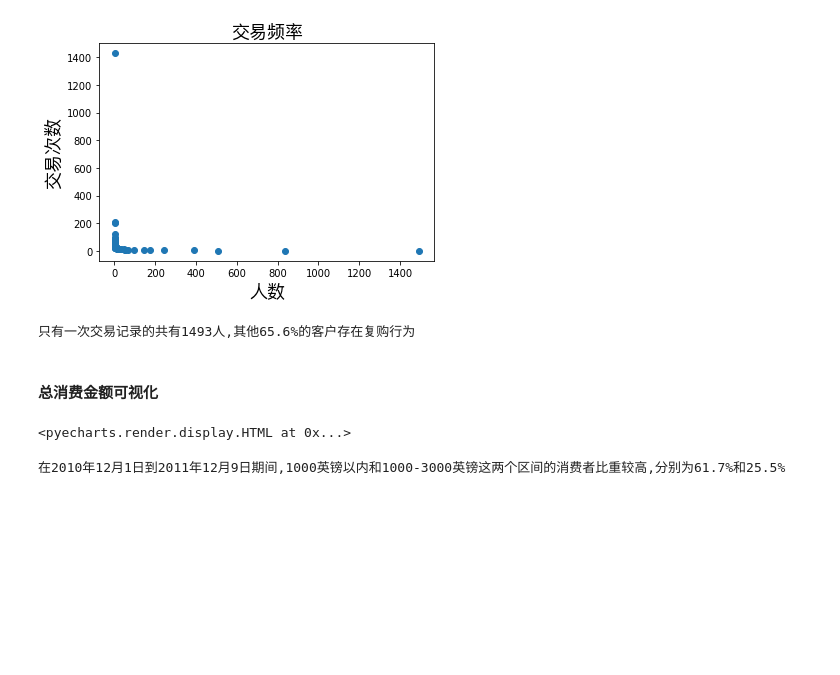
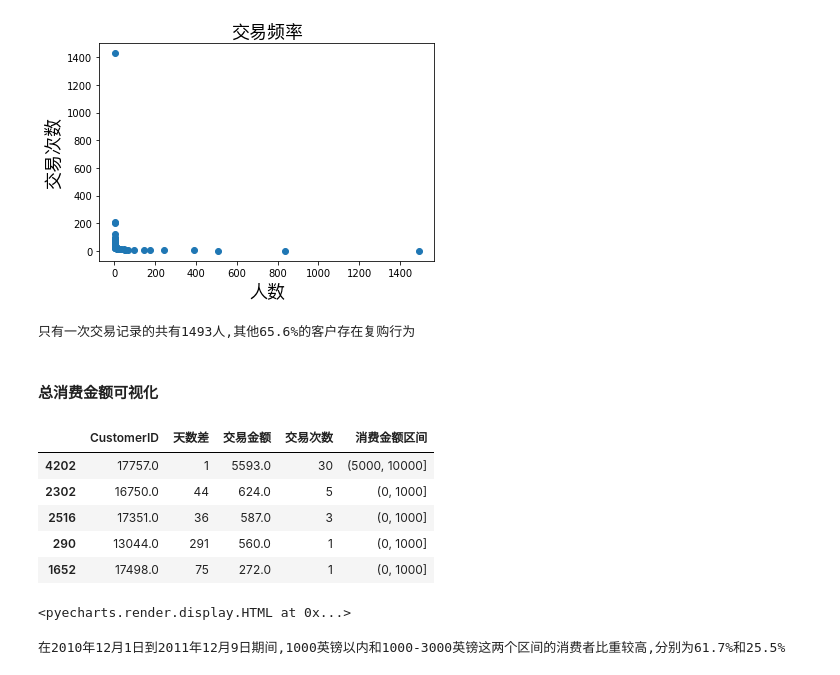
Before and after one commit to chriswong94/python-projects, a Jupyter notebook: 电商平台用户行为分析/EDA & Visualization.ipynb, the cells around one changed output. Cells and saved outputs as stored; diff of their text form; code cells hidden in the pictures; blank space fills up the shorter version.

```diff
--- a/电商平台用户行为分析/EDA & Visualization.ipynb
+++ b/电商平台用户行为分析/EDA & Visualization.ipynb
@@ -131,6 +140,15 @@ print('只有一次交易记录的共有{0}人,其他{1}%的客户存在复购
 bins = [0,1000,3000,5000,10000,2000000]
 # %%
 df_result['消费金额区间'] = pd.cut(df_result['交易金额'],bins)
+# %%
+df_result.sample(5)
+# %% [output]
+|  | CustomerID | 天数差 | 交易金额 | 交易次数 | 消费金额区间 |
+| 4202 | 17757.0 | 1 | 5593.0 | 30 | (5000, 10000] |
+| 2302 | 16750.0 | 44 | 624.0 | 5 | (0, 1000] |
+| 2516 | 17351.0 | 36 | 587.0 | 3 | (0, 1000] |
+| 290 | 13044.0 | 291 | 560.0 | 1 | (0, 1000] |
+| 1652 | 17498.0 | 75 | 272.0 | 1 | (0, 1000] |
 # %%
 data2 = df_result.groupby(['消费金额区间'])['CustomerID'].count()
 # %%
```
Also changed, not shown: parts of 9 cells of this notebook, 1 other file.
